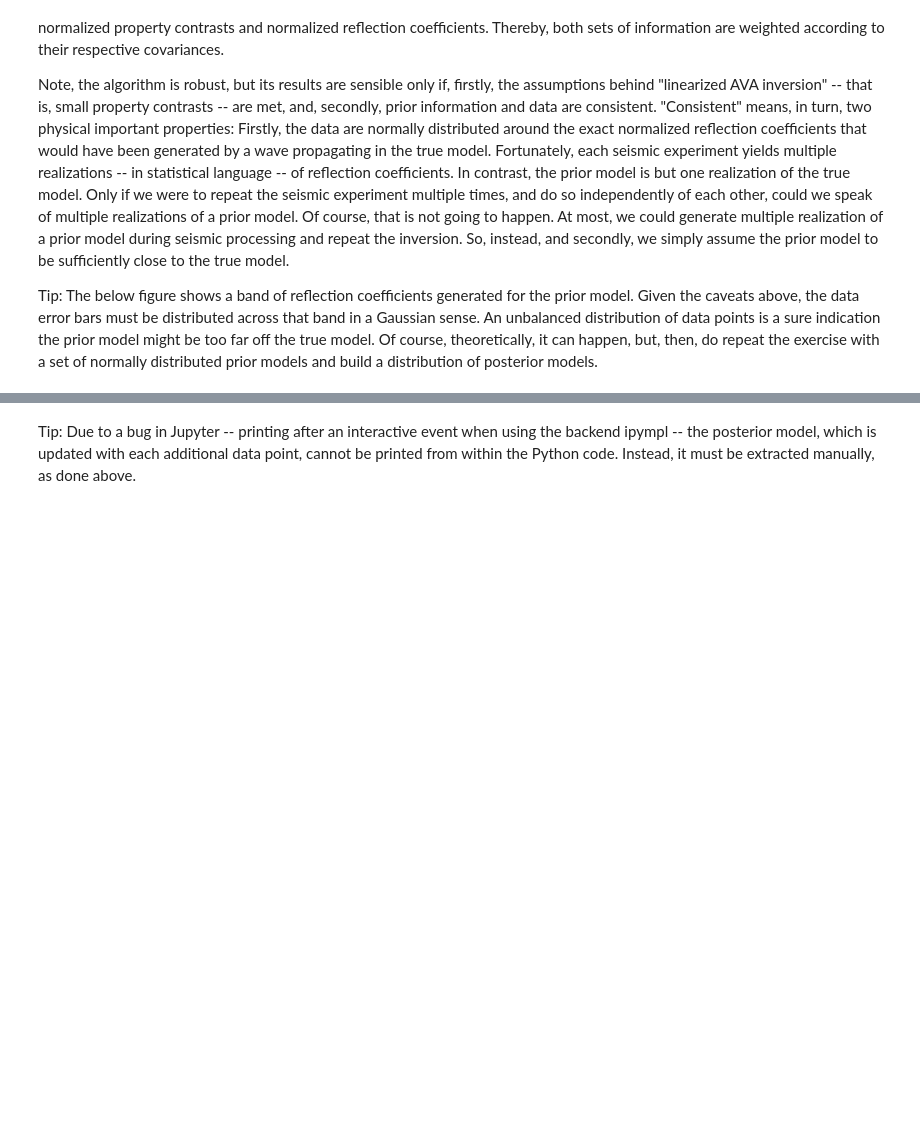
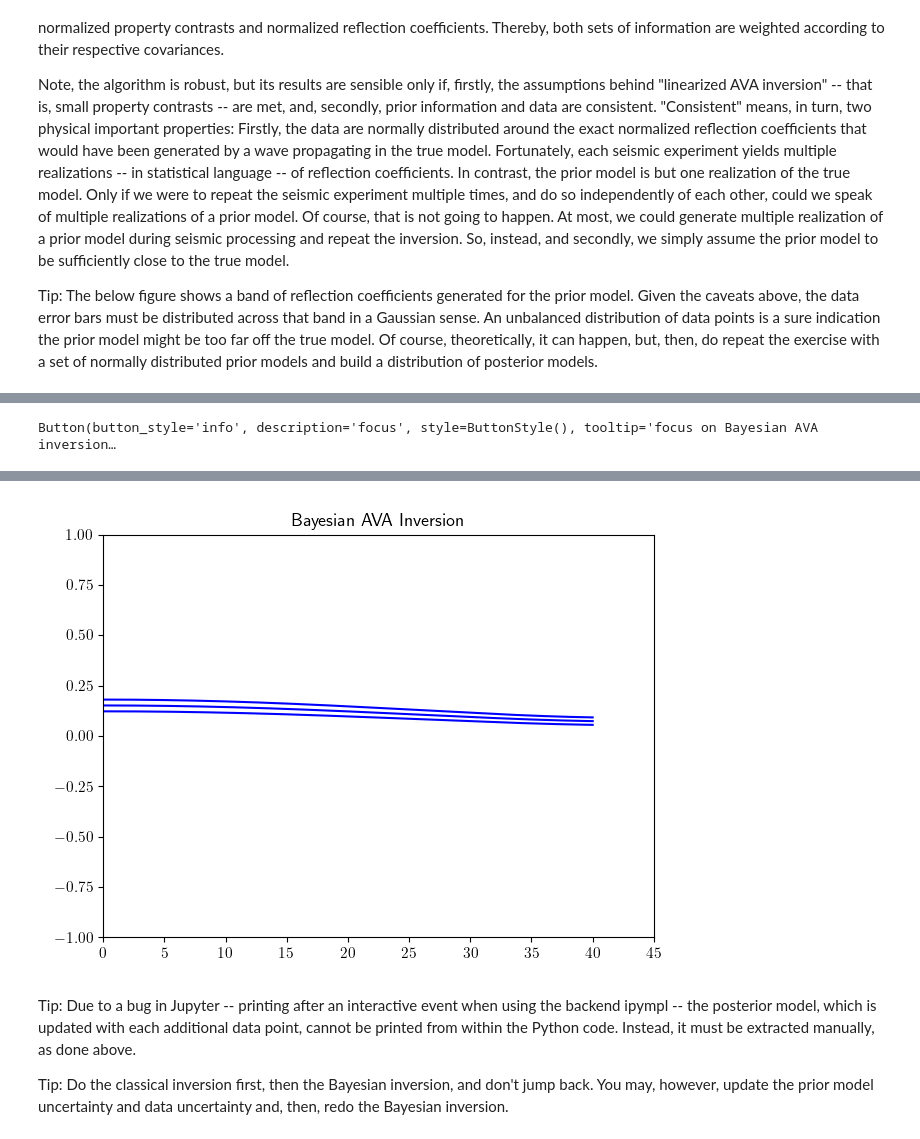
Before and after one commit to bjornrommel/steinkauz, a Jupyter notebook: project/avo_for_density/avo_for_density.ipynb, the cells around one changed output, grey strips where cells are left out. Drawn from its saved outputs; the diff is of its cells as text; code cells hidden in the pictures; blank space fills up the shorter version.

```diff
--- a/project/avo_for_density/avo_for_density.ipynb
+++ b/project/avo_for_density/avo_for_density.ipynb
@@ -492,0 +451,70 @@ baybutton.on_click(baybutton_action)
+# %%
+# define a focus button
+def bayesbutton_action(*args):
+    # set figure
+    plt.figure(num=4)
+    # wake up Jupyter
+    pass
+
+# interact with focus button
+bayesbutton =  ipw.Button(description = 'focus', button_style = 'info', tooltip = 'focus on Bayesian AVA inversion')
+display(bayesbutton)
+bayesbutton.on_click(bayesbutton_action)
+
+
+# input AVA data points and calculate best-fitting AVA curve
+def bayes_update(**kwargs):
+    # check all properties are set
+    if not (                                        # not any of the following:
+            np.isnan(afd.para['vsp']) or            # signal-to-noise ratio found in the reflection matrix NAN
+            np.isnan(afd.data['std']) or            # data uncertainty (blown up to data covariance) NAN
+            np.any(np.isnan(afd.prior['std'])) or   # any prior component uncertainty (blown up to prior covariance) NAN
+            np.any(np.isnan(afd.prior['mod']))):    # any prior model component NAN
+        # initialize figure
+        afd.init_plot(num=4, title='Bayesian AVA Inversion')
+        # calculate the AVA curve from the prior model
+        afd.comp_coeff(mode='COEFF+DATA+AVA+')
+        # re-plot old data and AVA curve
+        if afd.data['nos'] >= 3:
+            # calculate the posterior model from the data if any
+            afd.invert_ava(mode='COEFF+DATA+AVA+')
+            # calculate the AVA curve for the posterior model
+            afd.comp_post_ava()
+            # re-plot the AVA curves for the prior and posterior model as well as the data points
+            afd.replot_data_ava(mode='COEFF+DATA+AVA+', num=4)
+        # catch data points, invert and plot an AVA curve from posteriors
+        afd.plot_all(mode='COEFF+DATA+AVA+', num=4)
+
+# interact with input boxes and call for AVA calculation and curve
+bayes_box = interactive_output(
+    bayes_update, {
+        'vps': vps_box,                                           # P- and S-velocities in top and bottom halfspaces
+        'rho1': rho1_box, 'rho2': rho2_box,                       # densities in top and bottom halfspaces
+        'dvp1': dvp1_box, 'dvs1': dvs1_box, 'drho1': drho1_box,   # uncertainties top halfspace
+        'dvp2': dvp2_box, 'dvs2': dvs2_box, 'drho2': drho2_box,   # uncertainties bottom halfspace
+        'snr': snr_box})                                          # uncertainty in data (from signal-to-noise ratio)
+
+# display AVA curve
+display(bayes_box)
+
+
+# define print output
+out = ipw.Output()   # https://ipywidgets.readthedocs.io/en/latest/examples/Output%20Widget.html
+
+# define a print button
+def printbutton_action(b,out):
+    # print
+    with out:
+        out.clear_output()
+        _ = afd.printout['COEFF+DATA+AVA+'](text='posterior model', vals=afd.post)
+        _ = afd.printout['COEFF+DATA+AVA+'](text='posterior contrast', vals=afd.poscon)
+
+# interact with print button
+printbutton =  ipw.Button(description = 'print', button_style = 'info', tooltip = 'print posterior model')
+display(printbutton)
+printbutton.on_click(ft.partial(printbutton_action, out=out))
+
+# display print output
+display(out)
+# %% [output]
+Button(button_style='info', description='focus', style=ButtonStyle(), tooltip='focus on Bayesian AVA inversion…
@@ -493,5 +524,8 @@ baybutton.on_click(baybutton_action)
+[figure, added]
 # %% [markdown]
 Tip: Due to a bug in Jupyter -- printing after an interactive event when using the backend ipympl -- the posterior model, which is updated with each additional data point, cannot be printed from within the Python code. Instead, it must be extracted manually, as done above.
+
+Tip: Do the classical inversion first, then the Bayesian inversion, and don't jump back. You may, however, update the prior model uncertainty and data uncertainty and, then, redo the Bayesian inversion.
 # %%
 # input toggle
 %inputtoggle
```
Also changed, not shown: parts of 23 cells of this notebook, 3 other files.
